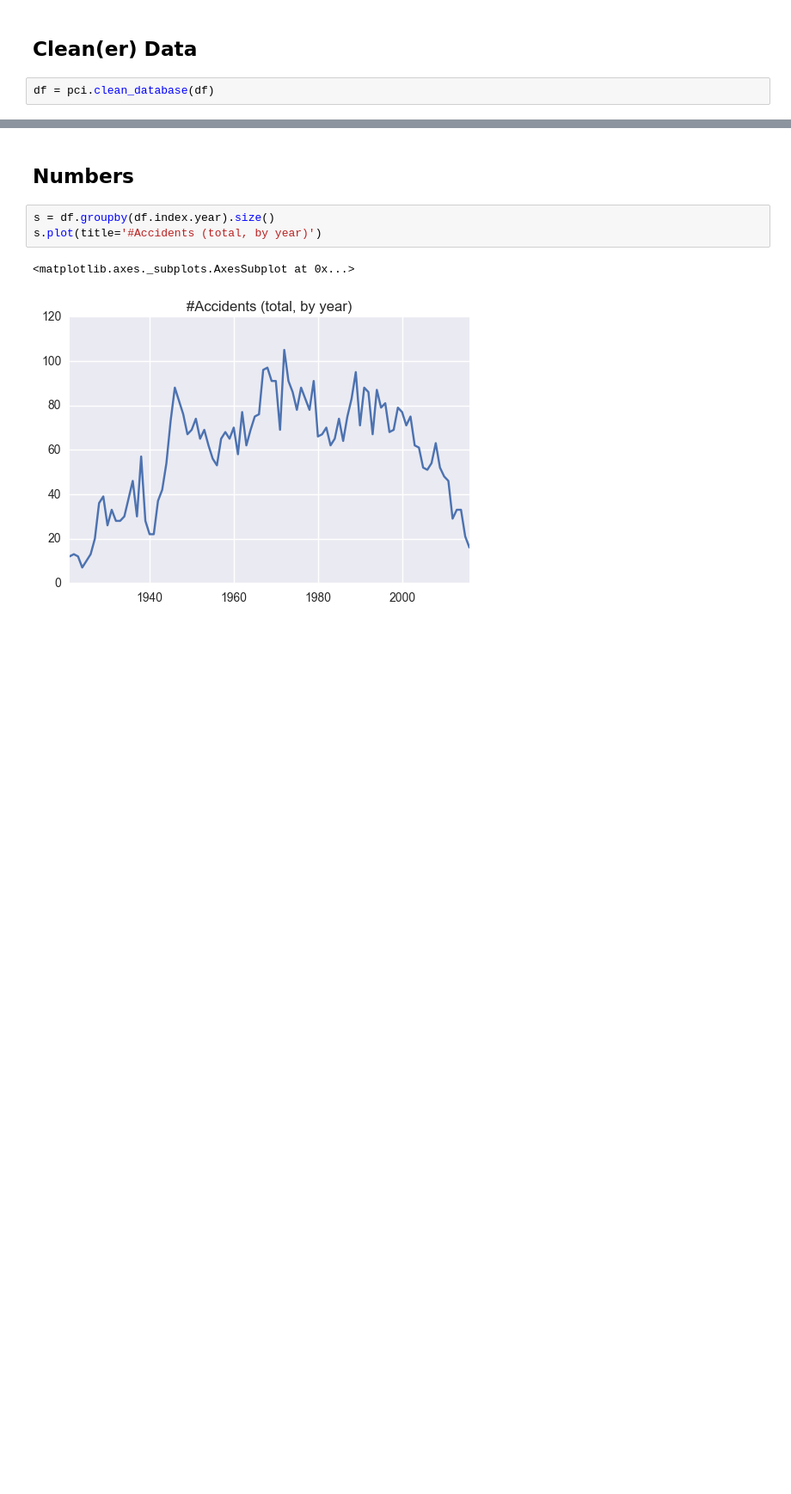
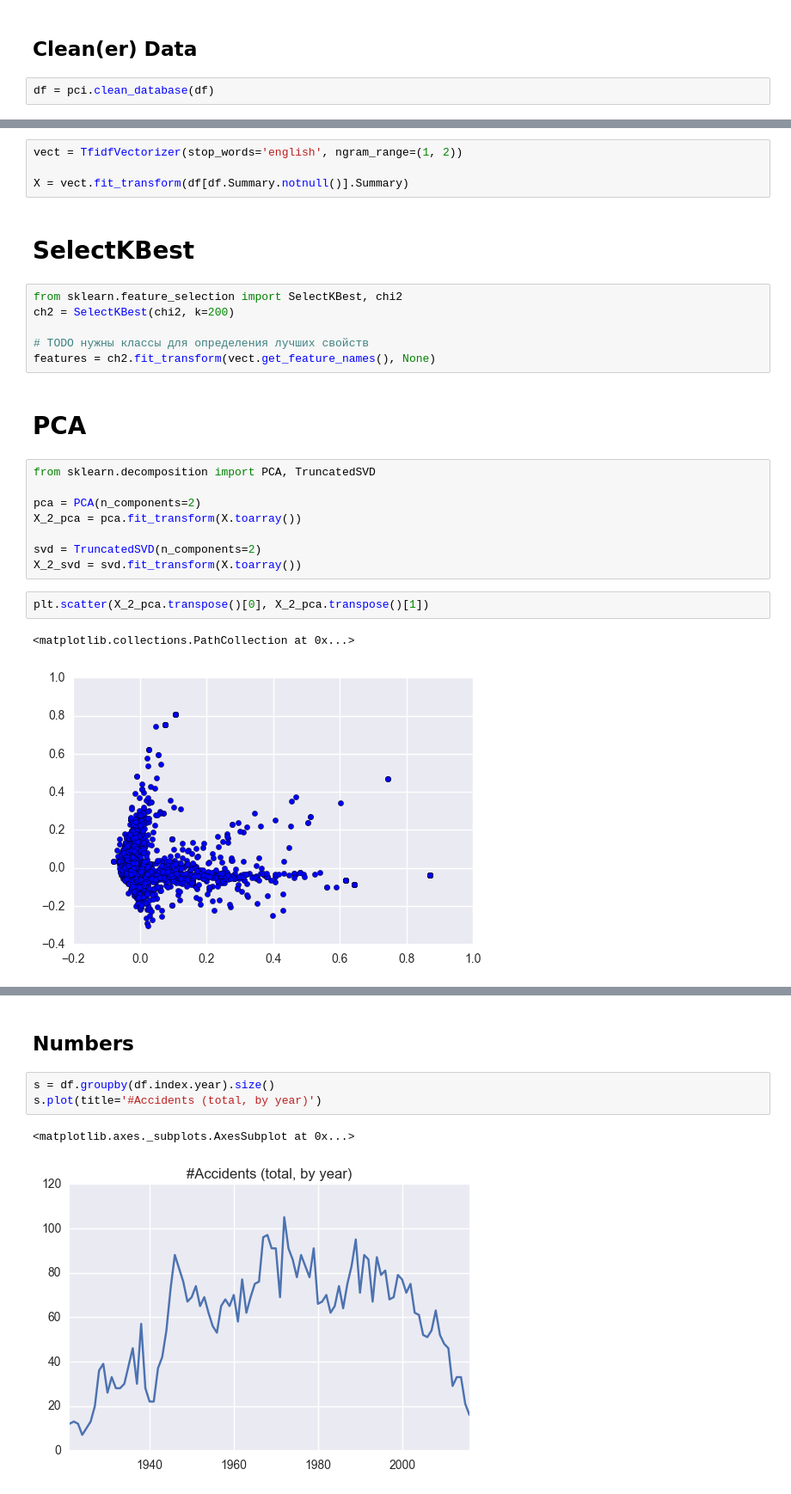
Before and after one commit to DanilBaibak/crash_planes, a Jupyter notebook: planecrashinfo.ipynb, the cells around one changed output, grey strips where cells are left out. Shown at 86% size. Saved outputs shown, nothing was run; the diff lists cells and outputs as text; blank space fills up the shorter version.

```diff
--- a/planecrashinfo.ipynb
+++ b/planecrashinfo.ipynb
@@ -45,0 +72,27 @@ df.head()
+# %%
+vect = TfidfVectorizer(stop_words='english', ngram_range=(1, 2))
+
+X = vect.fit_transform(df[df.Summary.notnull()].Summary)
+# %% [markdown]
+# SelectKBest
+# %%
+from sklearn.feature_selection import SelectKBest, chi2
+ch2 = SelectKBest(chi2, k=200)
+
+# TODO нужны классы для определения лучших свойств
+features = ch2.fit_transform(vect.get_feature_names(), None)
+# %% [markdown]
+# PCA
+# %%
+from sklearn.decomposition import PCA, TruncatedSVD
+
+pca = PCA(n_components=2)
+X_2_pca = pca.fit_transform(X.toarray())
+
+svd = TruncatedSVD(n_components=2)
+X_2_svd = svd.fit_transform(X.toarray())
+# %%
+plt.scatter(X_2_pca.transpose()[0], X_2_pca.transpose()[1])
+# %% [output]
+<matplotlib.collections.PathCollection at 0x...>
+[figure, added]
```
Also changed, not shown: parts of 12 cells of this notebook.
